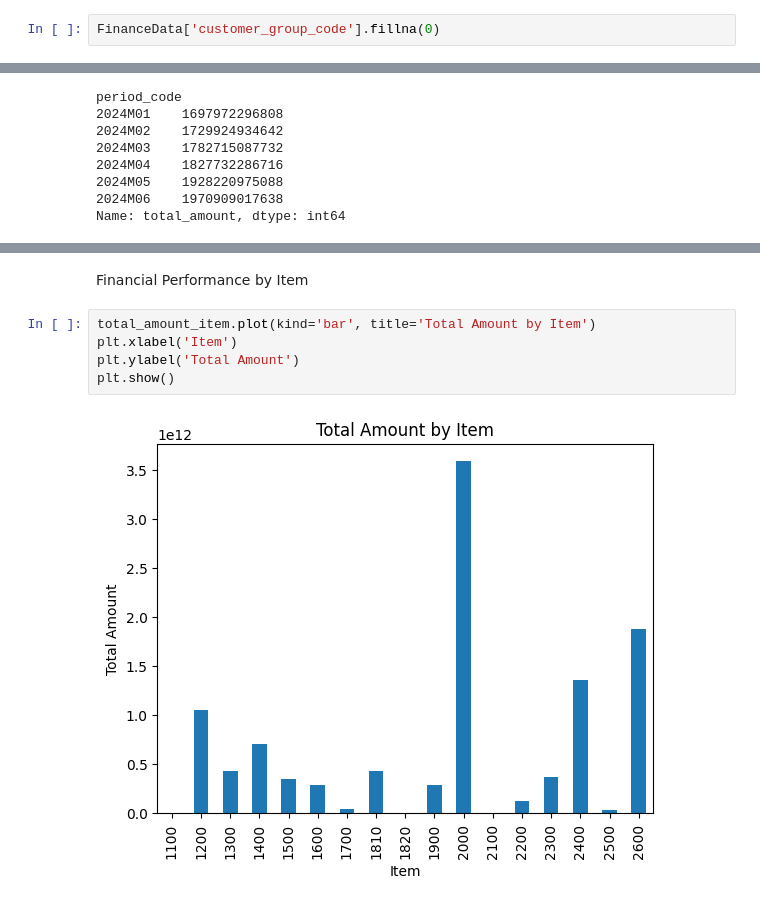
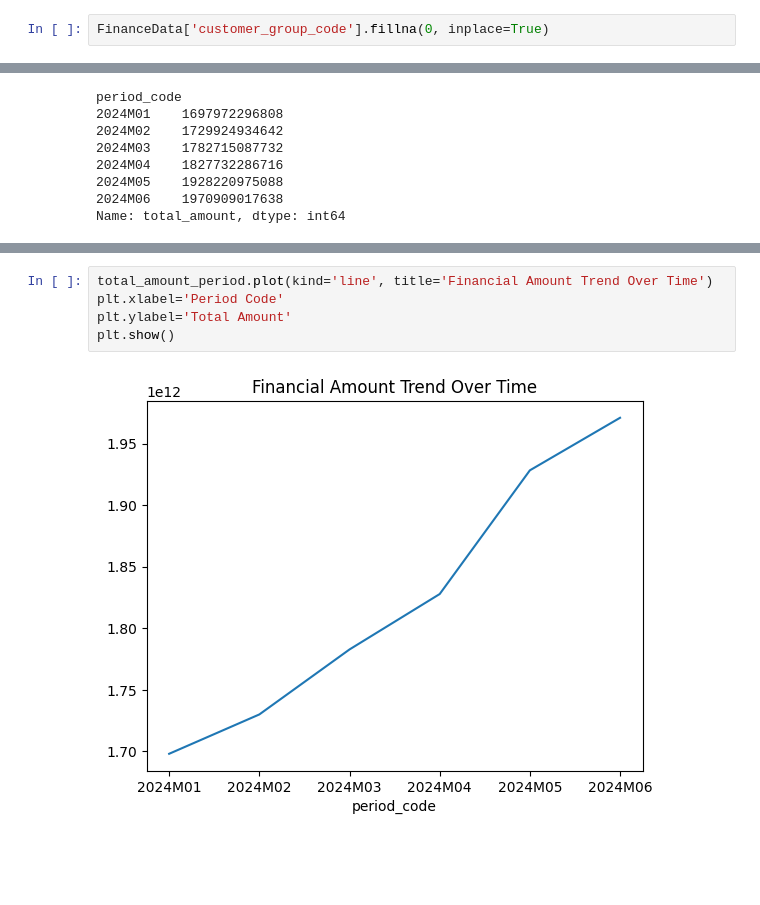
Before and after one commit to KamoheloSebolai/Financial-Period-Reporting-System, a Jupyter notebook: Financial_Data_Insights.ipynb, the cells around one changed output, grey strips where cells are left out. Saved outputs shown, nothing was run; the diff lists cells and outputs as text; blank space fills up the shorter version.

```diff
--- a/Financial_Data_Insights.ipynb
+++ b/Financial_Data_Insights.ipynb
@@ -48,5 +48,5 @@ FinanceData.describe()
 | 75% | 2304.000000 | 0.000000e+00 | 0.000000e+00 | 1.634735e+05 | 1.385750e+04 | 7.965750e+03 | 6.107750e+03 | ... |
 | max | 2404.000000 | 6.206189e+09 | 1.162668e+10 | 4.106160e+10 | 7.201886e+09 | 4.635236e+09 | 2.895597e+09 | ... |
 # %%
-FinanceData['customer_group_code'].fillna(0)
+FinanceData['customer_group_code'].fillna(0, inplace=True)
 # %% [output]
@@ -131,9 +134,7 @@ plt.show()
-# %% [markdown]
-Financial Performance by Item
 # %%
-total_amount_item.plot(kind='bar', title='Total Amount by Item')
-plt.xlabel('Item')
-plt.ylabel('Total Amount')
+total_amount_period.plot(kind='line', title='Financial Amount Trend Over Time')
+plt.xlabel='Period Code'
+plt.ylabel='Total Amount'
 plt.show()
 # %% [output]
-[figure, old version]
+[figure, new version]
```
Also changed, not shown: parts of 12 cells of this notebook.
